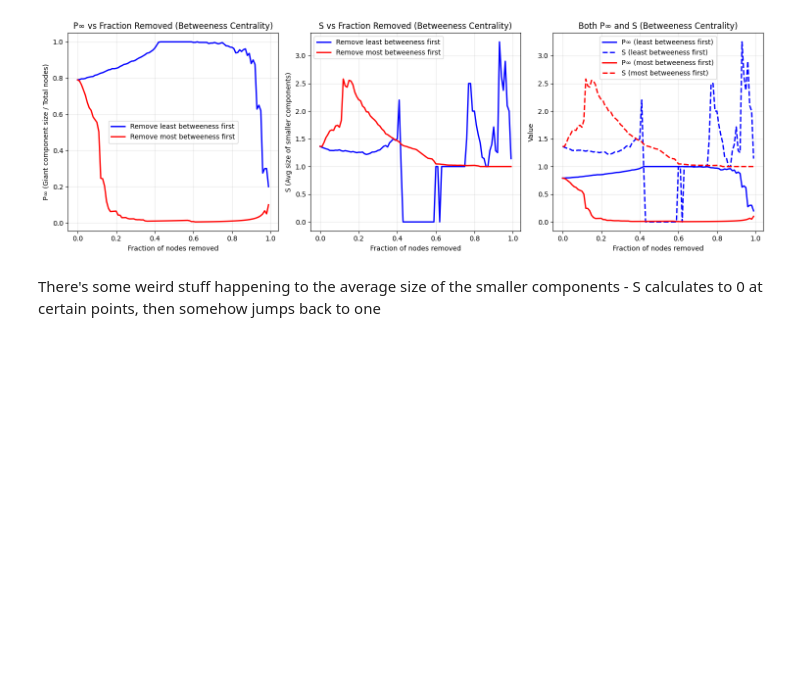
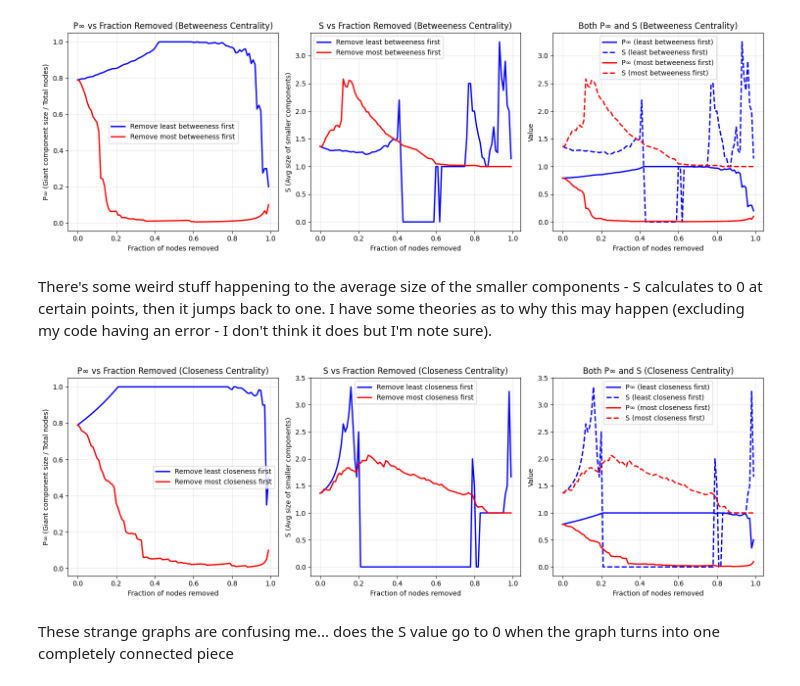
Before and after one commit to c-rothschild/networks, a Jupyter notebook: networks-04/networks-04-ER-graph.ipynb, the cells around one changed output. Saved outputs shown, nothing was run; the diff lists cells and outputs as text; code cells hidden in the pictures; blank space fills up the shorter version.

```diff
--- a/networks-04/networks-04-ER-graph.ipynb
+++ b/networks-04/networks-04-ER-graph.ipynb
@@ -273,4 +273,51 @@ plt.show()
 # %% [output]
 [figure]
 # %% [markdown]
-There's some weird stuff happening to the average size of the smaller components - S calculates to 0 at certain points, then somehow jumps back to one
+There's some weird stuff happening to the average size of the smaller components - S calculates to 0 at certain points, then it jumps back to one. I have some theories as to why this may happen (excluding my code having an error - I don't think it does but I'm note sure).
+# %%
+# Remove nodes by closeness centrality (ascending = least close first)
+fractions_asc, P_inf_asc, S_asc = remove_nodes_by_centrality(G, closeness_centrality, ascending=True)
+
+# Remove nodes by closeness centrality (descending = most close first)
+fractions_desc, P_inf_desc, S_desc = remove_nodes_by_centrality(G, closeness_centrality, ascending=False)
+# %%
+plt.figure(figsize=(15, 5))
+
+# Plot P∞
+plt.subplot(1, 3, 1)
+plt.plot(fractions_asc, P_inf_asc, 'b-', label='Remove least closeness first', linewidth=2)
+plt.plot(fractions_desc, P_inf_desc, 'r-', label='Remove most closeness first', linewidth=2)
+plt.xlabel('Fraction of nodes removed')
+plt.ylabel('P∞ (Giant component size / Total nodes)')
+plt.title('P∞ vs Fraction Removed (Closeness Centrality)')
+plt.legend()
+plt.grid(True, alpha=0.3)
+
+# Plot S
+plt.subplot(1, 3, 2)
+plt.plot(fractions_asc, S_asc, 'b-', label='Remove least closeness first', linewidth=2)
+plt.plot(fractions_desc, S_desc, 'r-', label='Remove most closeness first', linewidth=2)
+plt.xlabel('Fraction of nodes removed')
+plt.ylabel('S (Avg size of smaller components)')
+plt.title('S vs Fraction Removed (Closeness Centrality)')
+plt.legend()
+plt.grid(True, alpha=0.3)
+
+# Plot both together
+plt.subplot(1, 3, 3)
+plt.plot(fractions_asc, P_inf_asc, 'b-', label='P∞ (least closeness first)', linewidth=2)
+plt.plot(fractions_asc, S_asc, 'b--', label='S (least closeness first)', linewidth=2)
+plt.plot(fractions_desc, P_inf_desc, 'r-', label='P∞ (most closeness first)', linewidth=2)
+plt.plot(fractions_desc, S_desc, 'r--', label='S (most closeness first)', linewidth=2)
+plt.xlabel('Fraction of nodes removed')
+plt.ylabel('Value')
+plt.title('Both P∞ and S (Closeness Centrality)')
+plt.legend()
+plt.grid(True, alpha=0.3)
+
+plt.tight_layout()
+plt.show()
+# %% [output]
+[figure, added]
+# %% [markdown]
+These strange graphs are confusing me... does the S value go to 0 when the graph turns into one completely connected piece
```
Also changed, not shown: parts of 2 cells of this notebook, 3 other files.
